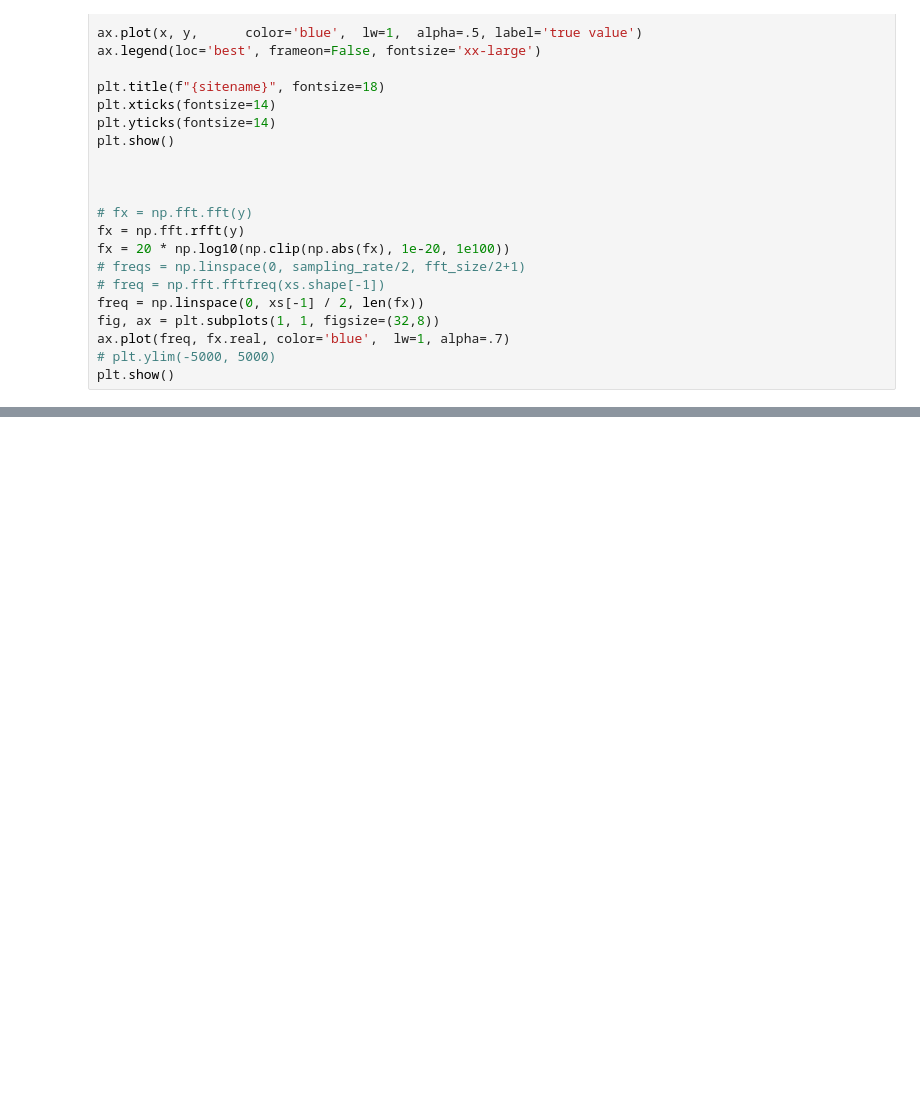
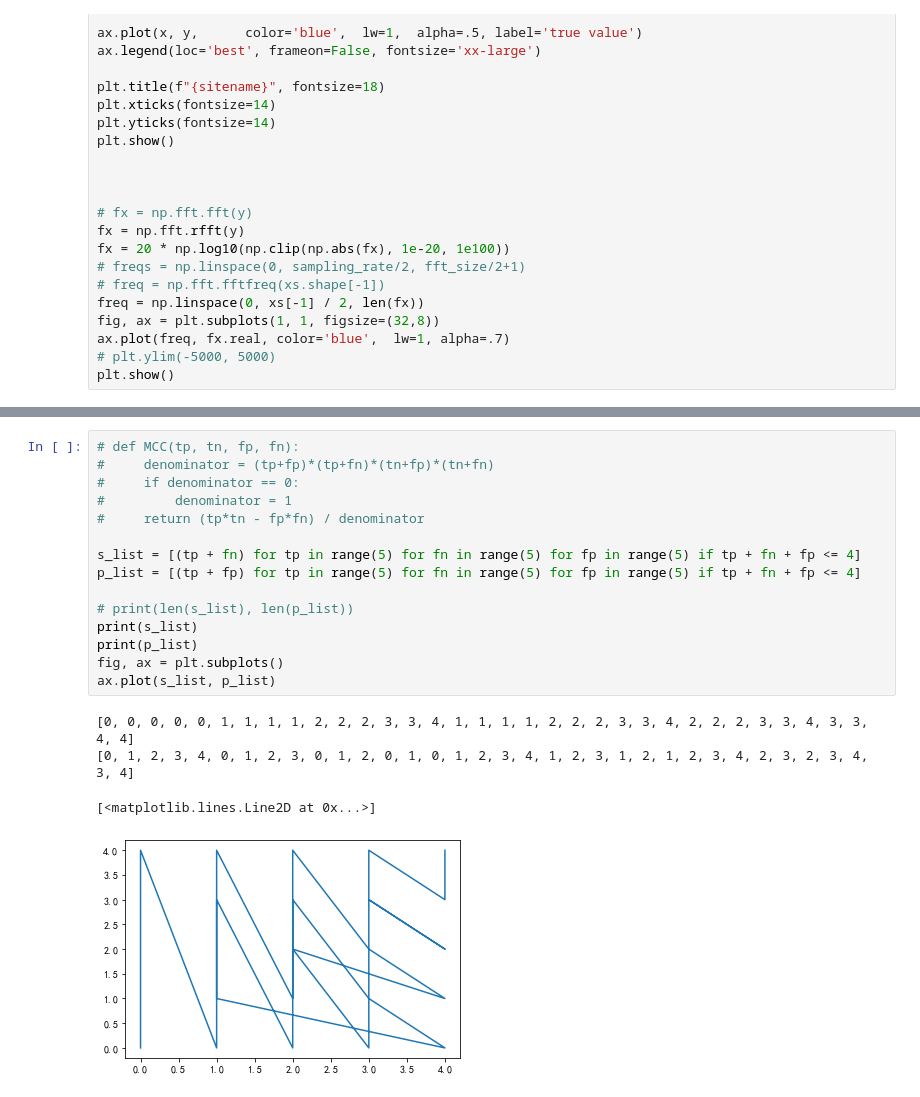
Before and after one commit to archiexdex/pm25_research, a Jupyter notebook: result_visualisation.ipynb, the cells around one changed output, grey strips where cells are left out. Drawn from its saved outputs; the diff is of its cells as text; blank space fills up the shorter version.

```diff
--- a/result_visualisation.ipynb
+++ b/result_visualisation.ipynb
@@ -220,0 +253,20 @@ plt.show()
+# %%
+# def MCC(tp, tn, fp, fn):
+#     denominator = (tp+fp)*(tp+fn)*(tn+fp)*(tn+fn)
+#     if denominator == 0:
+#         denominator = 1
+#     return (tp*tn - fp*fn) / denominator
+
+s_list = [(tp + fn) for tp in range(5) for fn in range(5) for fp in range(5) if tp + fn + fp <= 4]
+p_list = [(tp + fp) for tp in range(5) for fn in range(5) for fp in range(5) if tp + fn + fp <= 4]
+
+# print(len(s_list), len(p_list))
+print(s_list)
+print(p_list)
+fig, ax = plt.subplots()
+ax.plot(s_list, p_list)
+# %% [output]
+[0, 0, 0, 0, 0, 1, 1, 1, 1, 2, 2, 2, 3, 3, 4, 1, 1, 1, 1, 2, 2, 2, 3, 3, 4, 2, 2, 2, 3, 3, 4, 3, 3, 4, 4]
+[0, 1, 2, 3, 4, 0, 1, 2, 3, 0, 1, 2, 0, 1, 0, 1, 2, 3, 4, 1, 2, 3, 1, 2, 1, 2, 3, 4, 2, 3, 2, 3, 4, 3, 4]
+[<matplotlib.lines.Line2D at 0x...>]
+[figure, added]
```
Also changed, not shown: parts of 4 cells of this notebook, 1 other file.
